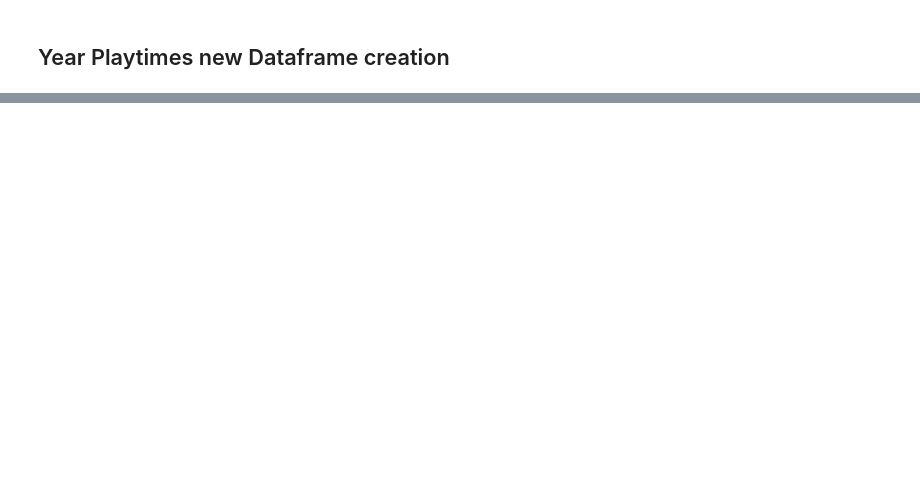
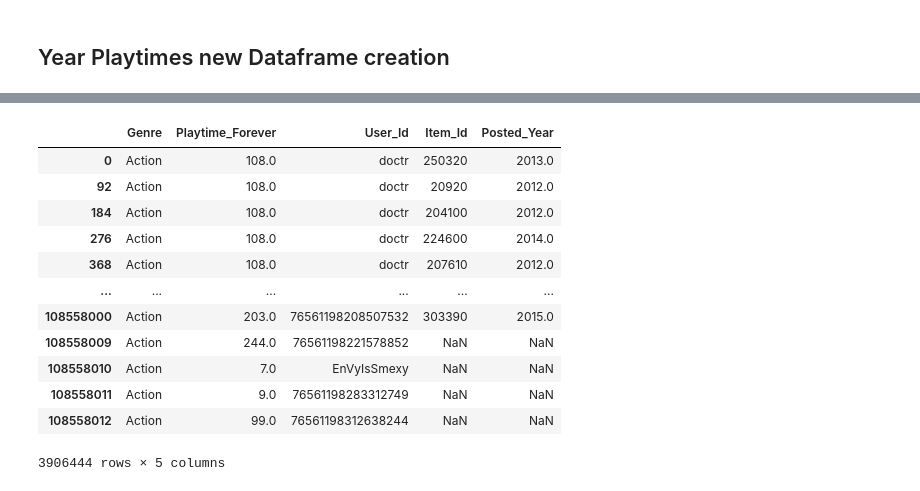
Before and after one commit to SaloLL/PI1_ML_OPS, a Jupyter notebook: ETL_SOJ_NBK.ipynb, the cells around one changed output, grey strips where cells are left out. Drawn from its saved outputs; the diff is of its cells as text; code cells hidden in the pictures; blank space fills up the shorter version.

```diff
--- a/ETL_SOJ_NBK.ipynb
+++ b/ETL_SOJ_NBK.ipynb
@@ -513,0 +1407,2 @@ df_user_rev.to_parquet('GZIP/dhours_per_year.gzip', compression='gzip')
+# %%
+merge_posteds = merge_posteds.dropna(subset=['Genre'])
@@ -513,0 +1423,3 @@ df_user_rev.to_parquet('GZIP/dhours_per_year.gzip', compression='gzip')
+# %%
+user_playtime_items_3 = user_playtime_items_2.drop(columns=['Id'])
+user_playtime_items_3
@@ -513,0 +1459,16 @@ df_user_rev.to_parquet('GZIP/dhours_per_year.gzip', compression='gzip')
+# %%
+grouped_data
+# %% [output]
+|  | Genre | Playtime_Forever | User_Id | Item_Id | Posted_Year |
+| 0 | Action | 108.0 | doctr | 250320 | 2013.0 |
+| 92 | Action | 108.0 | doctr | 20920 | 2012.0 |
+| 184 | Action | 108.0 | doctr | 204100 | 2012.0 |
+| 276 | Action | 108.0 | doctr | 224600 | 2014.0 |
+| 368 | Action | 108.0 | doctr | 207610 | 2012.0 |
+| ... | ... | ... | ... | ... | ... |
+| 108558000 | Action | 203.0 | 76561198208507532 | 303390 | 2015.0 |
+| 108558009 | Action | 244.0 | 76561198221578852 | NaN | NaN |
+| 108558010 | Action | 7.0 | EnVyIsSmexy | NaN | NaN |
+| 108558011 | Action | 9.0 | 76561198283312749 | NaN | NaN |
+| 108558012 | Action | 99.0 | 76561198312638244 | NaN | NaN |
+3906444 rows × 5 columns
```
Also changed, not shown: parts of 109 cells of this notebook, 9 other files.
